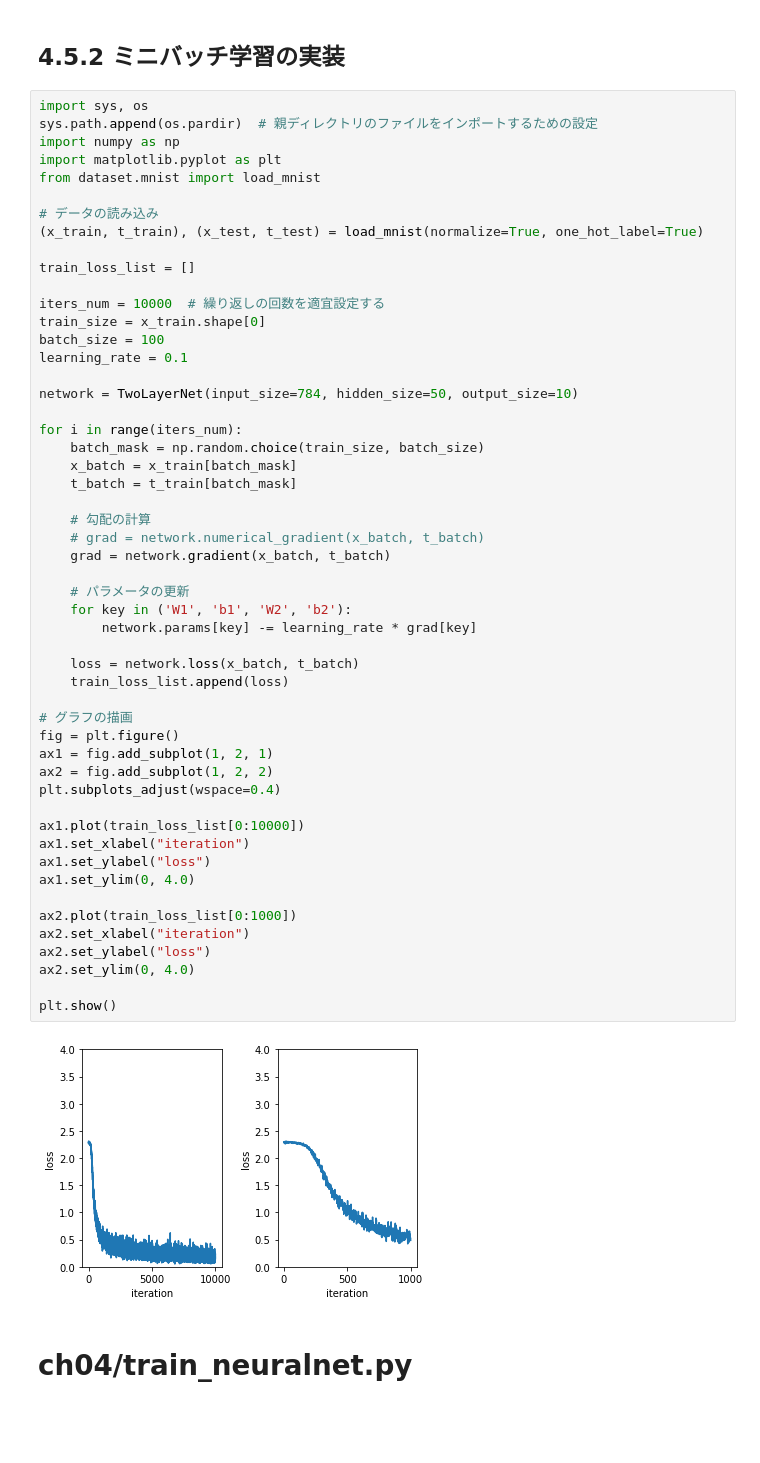
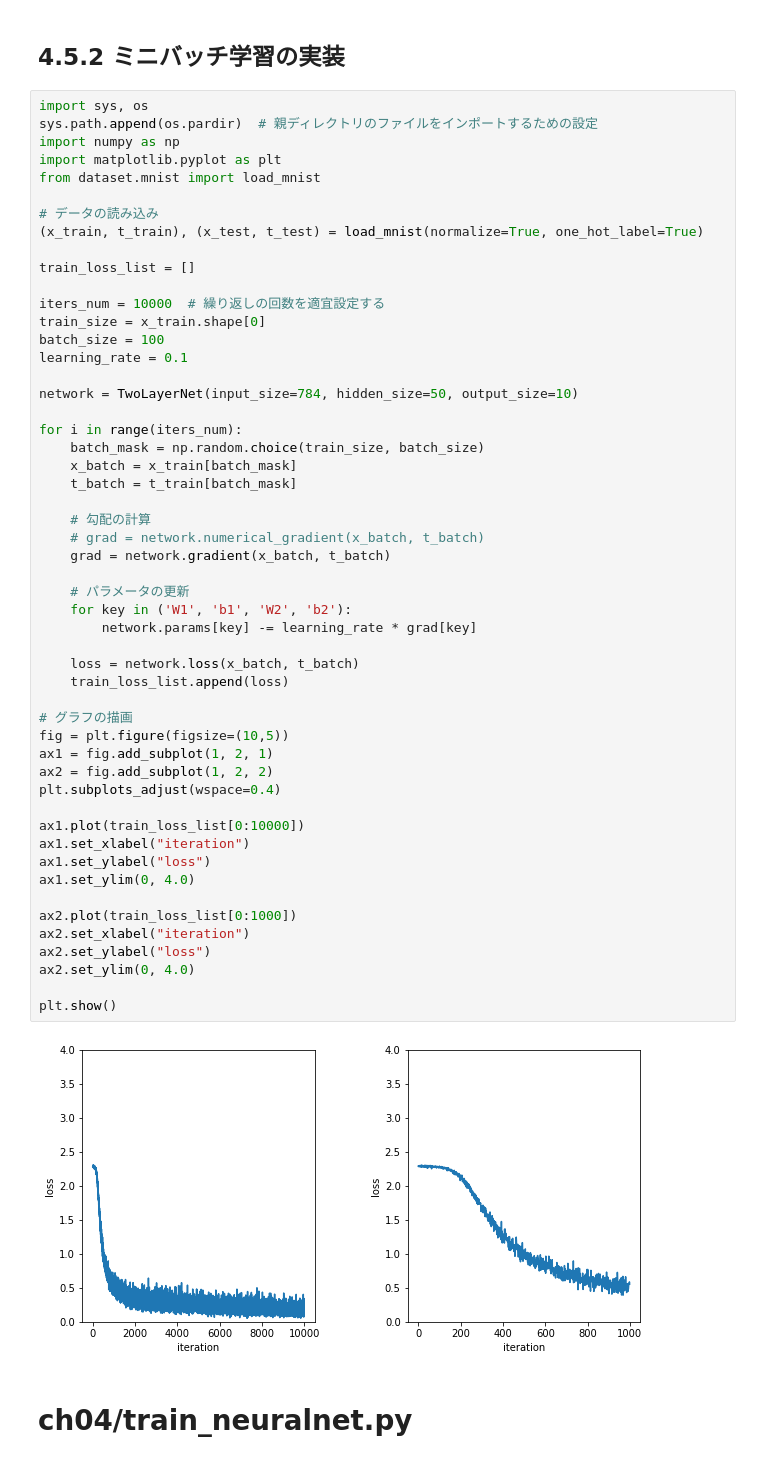
Before and after one commit to okada-tak/deep-learning-from-scratch, a Jupyter notebook: notebooks/ch04.ipynb, the cells around one changed output. Drawn from its saved outputs; the diff is of its cells as text; blank space fills up the shorter version.

```diff
--- a/notebooks/ch04.ipynb
+++ b/notebooks/ch04.ipynb
@@ -684,35 +684,35 @@ for i in range(iters_num):
     t_batch = t_train[batch_mask]
 
     # 勾配の計算
     # grad = network.numerical_gradient(x_batch, t_batch)
     grad = network.gradient(x_batch, t_batch)
 
     # パラメータの更新
     for key in ('W1', 'b1', 'W2', 'b2'):
         network.params[key] -= learning_rate * grad[key]
 
     loss = network.loss(x_batch, t_batch)
     train_loss_list.append(loss)
 
 # グラフの描画
-fig = plt.figure()
+fig = plt.figure(figsize=(10,5))
 ax1 = fig.add_subplot(1, 2, 1)
 ax2 = fig.add_subplot(1, 2, 2)
 plt.subplots_adjust(wspace=0.4)
 
 ax1.plot(train_loss_list[0:10000])
 ax1.set_xlabel("iteration")
 ax1.set_ylabel("loss")
 ax1.set_ylim(0, 4.0)
 
 ax2.plot(train_loss_list[0:1000])
 ax2.set_xlabel("iteration")
 ax2.set_ylabel("loss")
 ax2.set_ylim(0, 4.0)
 
 plt.show()
 # %% [output]
-[figure, old version]
+[figure, new version]
 # %% [markdown]
 # ch04/train_neuralnet.py
 # %% [markdown]
```
